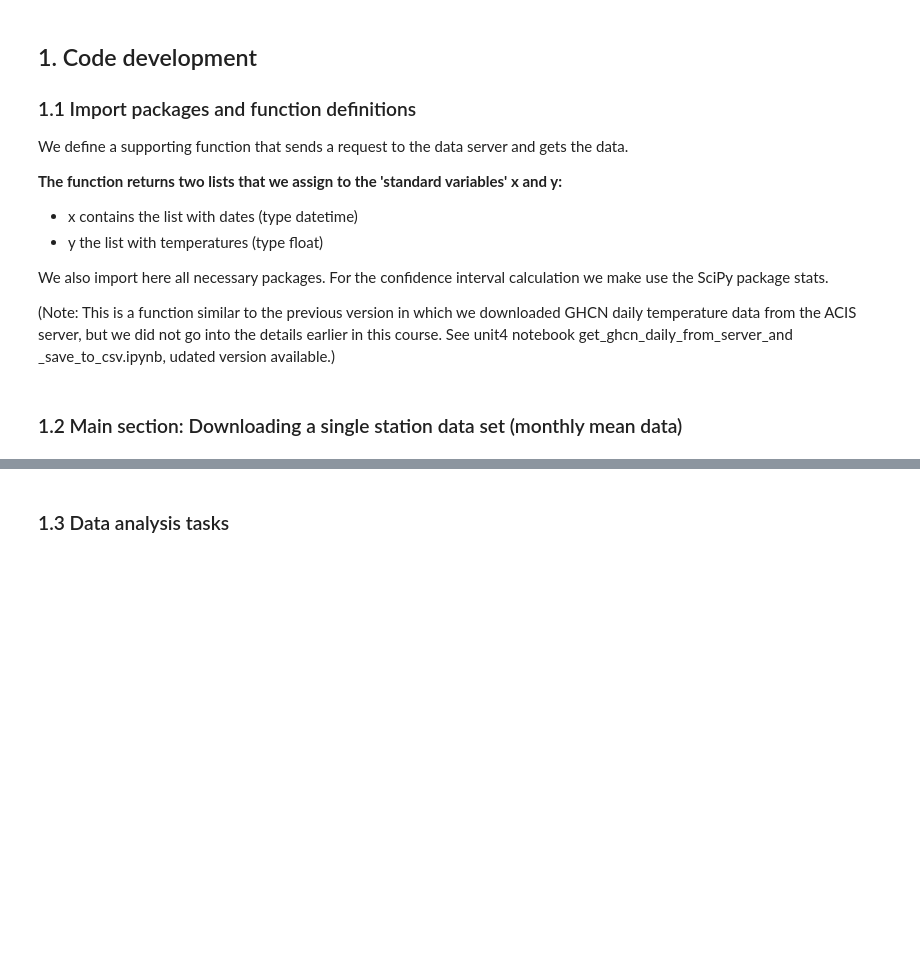
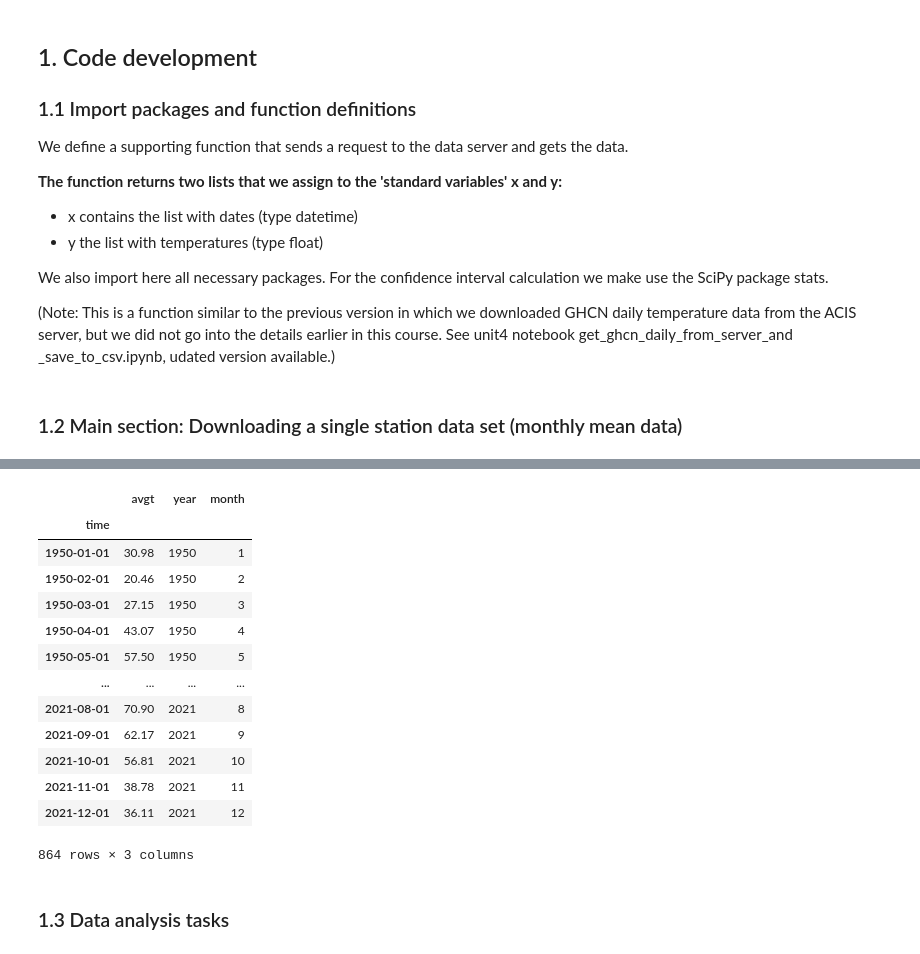
Before and after one commit to oet808/ATMENV315, a Jupyter notebook: unit6/confidence_interval_monthly_climatology.ipynb, the cells around one changed output, grey strips where cells are left out. Cells and saved outputs as stored; diff of their text form; code cells hidden in the pictures; blank space fills up the shorter version.

```diff
--- a/unit6/confidence_interval_monthly_climatology.ipynb
+++ b/unit6/confidence_interval_monthly_climatology.ipynb
@@ -107,12 +113,28 @@ x,y=get_stationdata_monthly(station_id,varname,startyear=1950,endyear=2021)
 # %%
 df=pd.DataFrame()
 startdate=x[0]
 n=len(x)
 df['time']=x # pd.Series(pd.date_range(startdate, freq="M",periods=n))
 df['avgt']=y
 df=df.set_index('time') # for better treatment of the time
 df['year']=df.index.year
 df['month']=df.index.month
+df
+# %% [output]
+|  | avgt | year | month |
+| time |  |  |  |
+| 1950-01-01 | 30.98 | 1950 | 1 |
+| 1950-02-01 | 20.46 | 1950 | 2 |
+| 1950-03-01 | 27.15 | 1950 | 3 |
+| 1950-04-01 | 43.07 | 1950 | 4 |
+| 1950-05-01 | 57.50 | 1950 | 5 |
+| ... | ... | ... | ... |
+| 2021-08-01 | 70.90 | 2021 | 8 |
+| 2021-09-01 | 62.17 | 2021 | 9 |
+| 2021-10-01 | 56.81 | 2021 | 10 |
+| 2021-11-01 | 38.78 | 2021 | 11 |
+| 2021-12-01 | 36.11 | 2021 | 12 |
+864 rows × 3 columns
 # %% [markdown]
 ### 1.3 Data analysis tasks
 # %% [markdown]
```
Also changed, not shown: parts of 3 cells of this notebook, 1 other file.
